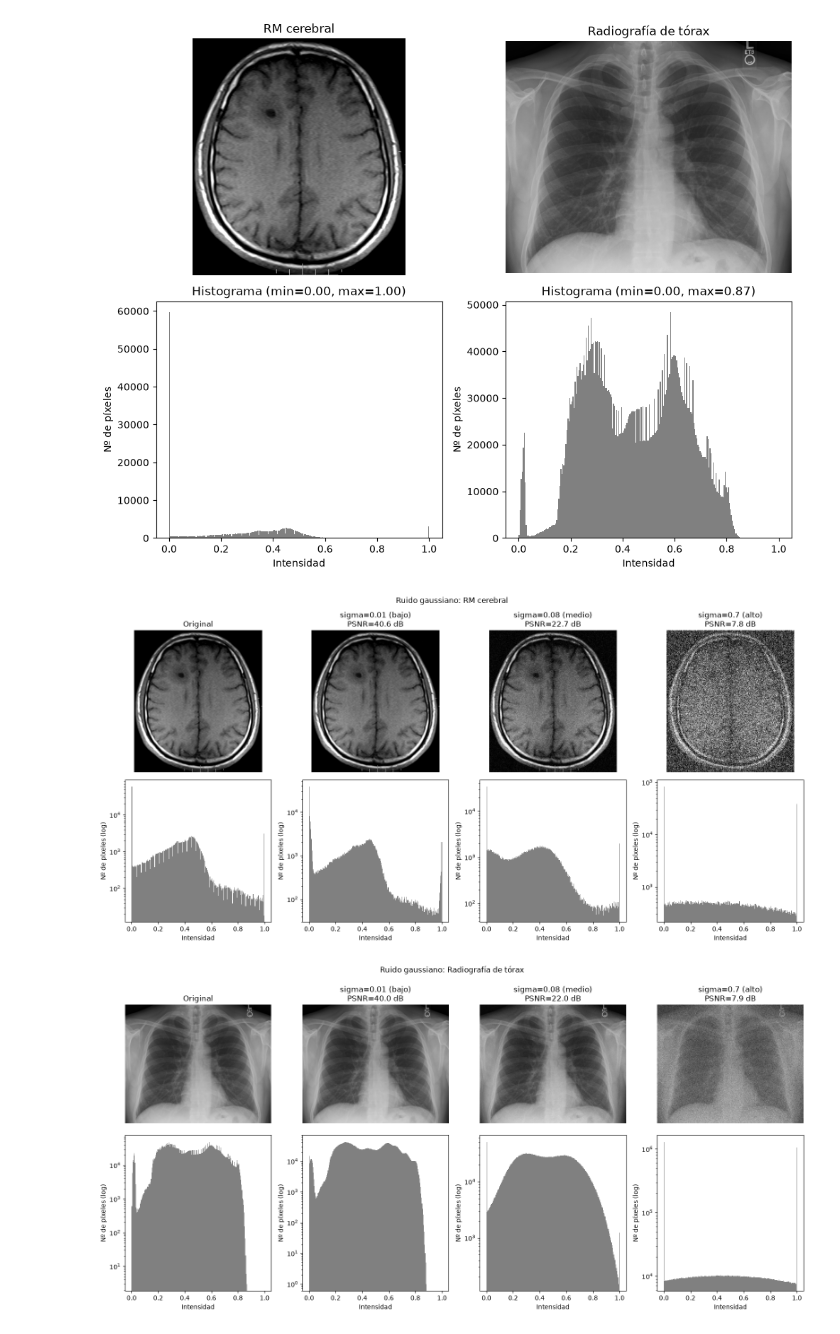
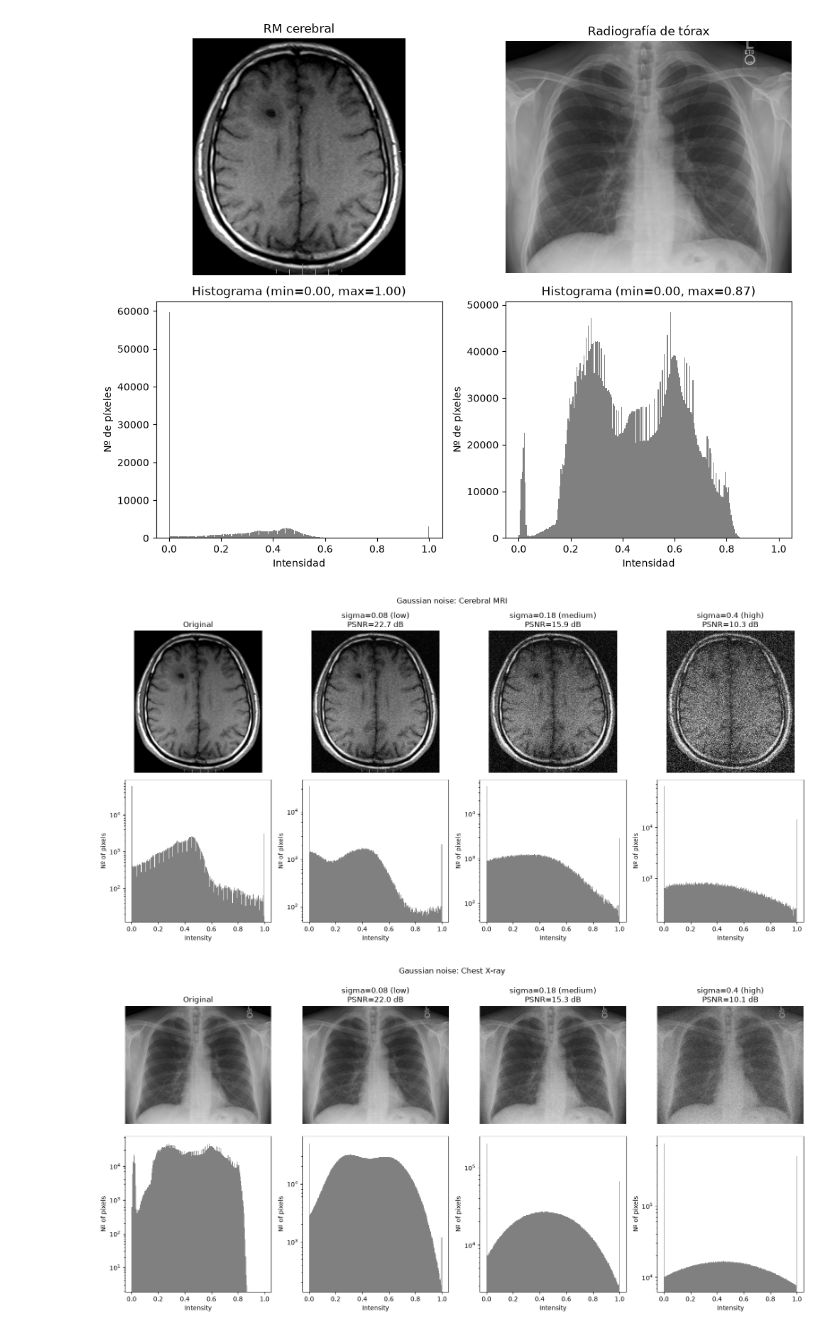
Before and after one commit to cesarrrbl06/LAB1_MIA, a Jupyter notebook: notebooks/LAB_1.ipynb, the cells around one changed output. Cells and saved outputs as stored; diff of their text form; code cells hidden in the pictures.

```diff
--- a/notebooks/LAB_1.ipynb
+++ b/notebooks/LAB_1.ipynb
@@ -46,39 +46,39 @@ def load_gray(path):
     if img.ndim == 3:    #PARA VER SI LA MATRIZ ES DE 3 DIMENSIONES
         img = color.rgb2gray(img[..., :3])
     return img_as_float(img)   #REESCALA LOS VALORES ENTRE 0 Y 1
 
 def add_gaussian_noise(img, sigma, rng):
-    """Ruido gaussiano aditivo de media 0 y desviación típica sigma."""
+    """Gaussian noise with zero mean and standard deviation sigma."""
     return np.clip(img + rng.normal(0.0, sigma, img.shape), 0.0, 1.0)   #CORTAMOS VALORES QUE SALGAN DEL RANGO 0-1 Y LO Sumamos a la imagen como ruido
 
 DATA_DIR = Path("../data/raw") if Path("../data/raw").exists() else Path("data/raw")
 img1 = load_gray(DATA_DIR / "Brain_MRI_131749_T1.png")
 img2 = load_gray(DATA_DIR / "Chest_Xray_PA_3-8-2010.png")
 
-GAUSS_LEVELS = {"bajo": 0.01, "medio": 0.08, "alto": 0.70}
+GAUSS_LEVELS = {"low": 0.08, "medium": 0.18, "high": 0.40}
 
 def show_gaussian(img, name, seed):
     rng = np.random.default_rng(seed)        # semilla fija: ruido reproducible
     versions = {"Original": img}
     for level, sigma in GAUSS_LEVELS.items():
         versions[f"sigma={sigma} ({level})"] = add_gaussian_noise(img, sigma, rng)
 
     fig, axes = plt.subplots(2, 4, figsize=(16, 8))
     for col, (title, im) in enumerate(versions.items()):
         axes[0, col].imshow(im, cmap="gray", vmin=0, vmax=1)
         p = "" if title == "Original" else f"\nPSNR={psnr(img, im, data_range=1.0):.1f} dB"
         axes[0, col].set_title(title + p)
         axes[0, col].axis("off")
 
         axes[1, col].hist(im.ravel(), bins=256, range=(0, 1), color="gray", log=True)
-        axes[1, col].set_xlabel("Intensidad")
-        axes[1, col].set_ylabel("Nº de píxeles (log)")
-    fig.suptitle(f"Ruido gaussiano: {name}")
+        axes[1, col].set_xlabel("Intensity")
+        axes[1, col].set_ylabel("Nº of pixels")
+    fig.suptitle(f"Gaussian noise: {name}")
     plt.tight_layout()
     plt.show()
 
-show_gaussian(img1, "RM cerebral", seed=100)
-show_gaussian(img2, "Radiografía de tórax", seed=101)
+show_gaussian(img1, "Cerebral MRI", seed=100)
+show_gaussian(img2, "Chest X-ray", seed=101)
 # %% [output]
-[figure, old version]
+[figure, new version]
-[figure, old version]
+[figure, new version]
```
